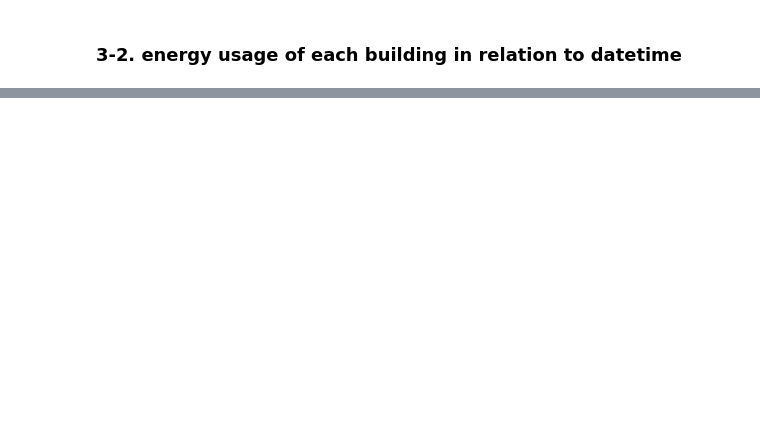
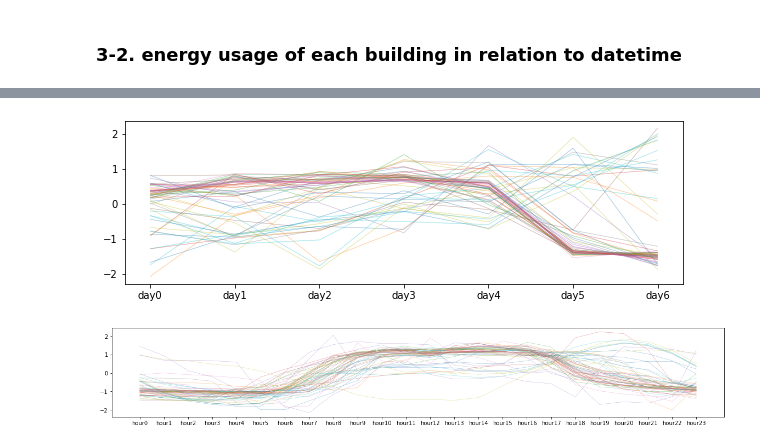
Before and after one commit to yong-again/elec_used, a Jupyter notebook: code/Electric_Used_Predict.ipynb, the cells around one changed output, grey strips where cells are left out. Drawn from its saved outputs; the diff is of its cells as text; code cells hidden in the pictures; blank space fills up the shorter version.

```diff
--- a/code/Electric_Used_Predict.ipynb
+++ b/code/Electric_Used_Predict.ipynb
@@ -252,0 +276,26 @@ for num in eda_df['num'].unique():
+# %%
+# 건물을 기준으로 하는 data frame 생성
+by_weekday = eda_df.groupby(['num','weekday'])['target'].median().reset_index().pivot('num','weekday','target').reset_index()
+by_hour = eda_df.groupby(['num','hour'])['target'].median().reset_index().pivot('num','hour','target').reset_index().drop('num', axis = 1)
+df = pd.concat([by_weekday, by_hour], axis= 1)
+columns = ['num'] + ['day'+str(i) for i in range(7)] + ['hour'+str(i) for i in range(24)]
+df.columns = columns
+# %%
+# '전력사용량'이 아닌 '요일과 시간대에 따른 전력 사용량의 경향성'에 따라서만 군집화 할 것이므로, 특수한 scaling이 필요함
+# standard scaling
+for i in range(len(df)):
+    # 요일 별 전력 중앙값에 대해 scaling
+    df.iloc[i,1:8] = (df.iloc[i,1:8] - df.iloc[i,1:8].mean())/df.iloc[i,1:8].std()
+    # 시간대별 전력 중앙값에 대해 scaling
+    df.iloc[i,8:] = (df.iloc[i,8:] - df.iloc[i,8:].mean())/df.iloc[i,8:].std()
+# %%
+# visualization
+fig = plt.figure(figsize = (10,3))
+for i in range(len(df)):
+    plt.plot(df.iloc[i, 1:8], alpha = 0.5, linewidth = 0.5)
+fig = plt.figure(figsize = (20,3))
+for i in range(len(df)):
+    plt.plot(df.iloc[i, 8:], alpha = 0.5, linewidth = 0.5)
+# %% [output]
+[figure, added]
+[figure, added]
```
Also changed, not shown: parts of 23 cells of this notebook.
